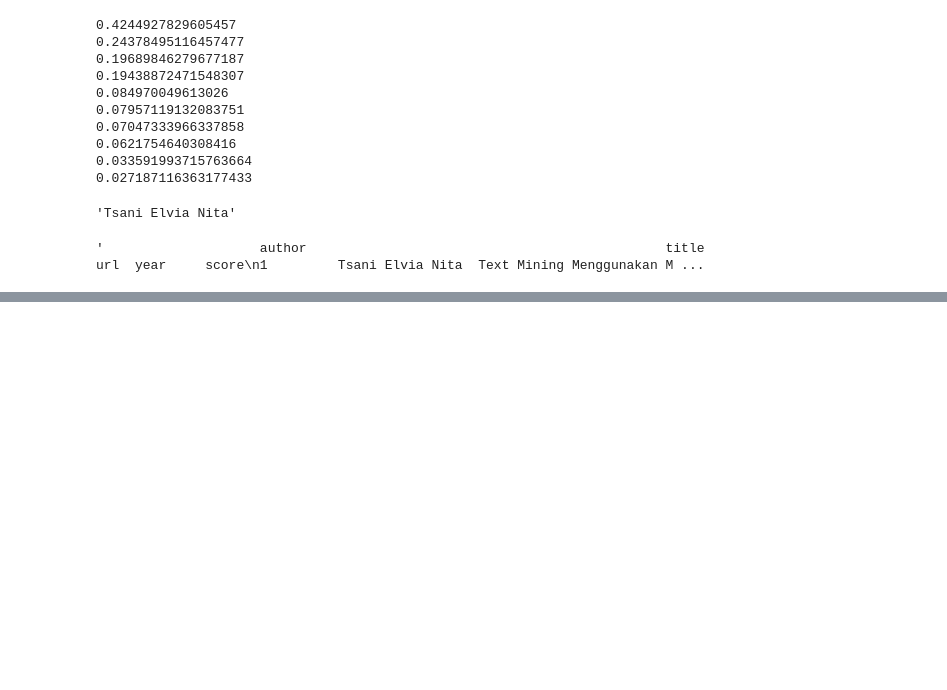
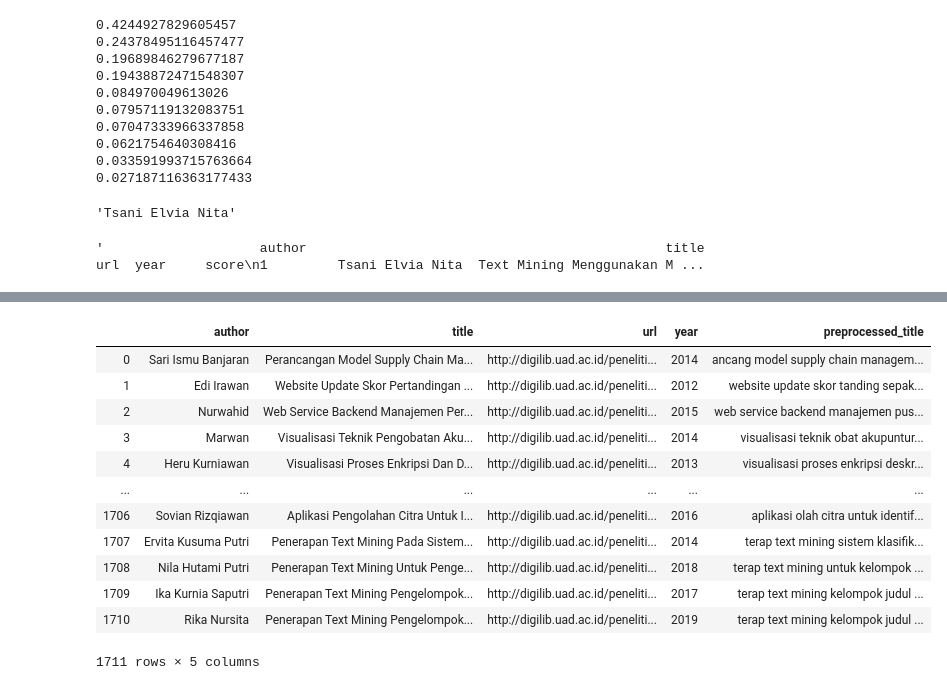
Before and after one commit to piinalpin/research-references-bot, a Jupyter notebook: docs/Search Engine.ipynb, the cells around one changed output, grey strips where cells are left out. Cells and saved outputs as stored; diff of their text form; code cells hidden in the pictures; blank space fills up the shorter version.

```diff
--- a/docs/Search Engine.ipynb
+++ b/docs/Search Engine.ipynb
@@ -106,0 +149,18 @@ nn.to_string()
+# %%
+dataset['preprocessed_title'] = pre
+# %%
+dataset
+# %% [output]
+|  | author | title | url | year | preprocessed_title |
+| 0 | Sari Ismu Banjaran | Perancangan Model Supply Chain Ma... | http://digilib.uad.ac.id/peneliti... | 2014 | ancang model supply chain managem... |
+| 1 | Edi Irawan | Website Update Skor Pertandingan ... | http://digilib.uad.ac.id/peneliti... | 2012 | website update skor tanding sepak... |
+| 2 | Nurwahid | Web Service Backend Manajemen Per... | http://digilib.uad.ac.id/peneliti... | 2015 | web service backend manajemen pus... |
+| 3 | Marwan | Visualisasi Teknik Pengobatan Aku... | http://digilib.uad.ac.id/peneliti... | 2014 | visualisasi teknik obat akupuntur... |
+| 4 | Heru Kurniawan | Visualisasi Proses Enkripsi Dan D... | http://digilib.uad.ac.id/peneliti... | 2013 | visualisasi proses enkripsi deskr... |
+| ... | ... | ... | ... | ... | ... |
+| 1706 | Sovian Rizqiawan | Aplikasi Pengolahan Citra Untuk I... | http://digilib.uad.ac.id/peneliti... | 2016 | aplikasi olah citra untuk identif... |
+| 1707 | Ervita Kusuma Putri | Penerapan Text Mining Pada Sistem... | http://digilib.uad.ac.id/peneliti... | 2014 | terap text mining sistem klasifik... |
+| 1708 | Nila Hutami Putri | Penerapan Text Mining Untuk Penge... | http://digilib.uad.ac.id/peneliti... | 2018 | terap text mining untuk kelompok ... |
+| 1709 | Ika Kurnia Saputri | Penerapan Text Mining Pengelompok... | http://digilib.uad.ac.id/peneliti... | 2017 | terap text mining kelompok judul ... |
+| 1710 | Rika Nursita | Penerapan Text Mining Pengelompok... | http://digilib.uad.ac.id/peneliti... | 2019 | terap text mining kelompok judul ... |
+1711 rows × 5 columns
```
Also changed, not shown: parts of 3 cells of this notebook, 7 other files.
